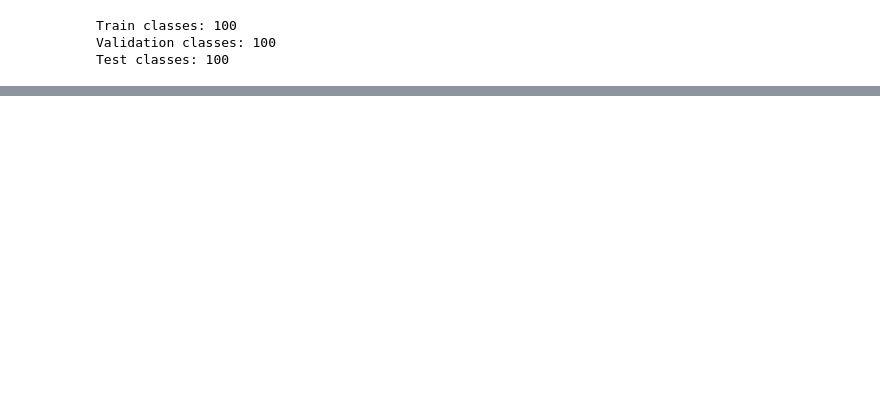
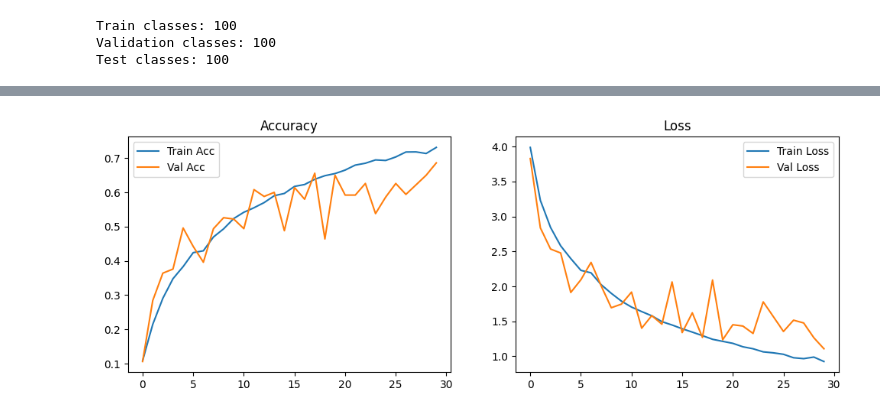
Before and after one commit to AbdelraoufNaser/sports-image-classification, a Jupyter notebook: AI&ML_AbdelraoufNaser_Task5.ipynb, the cells around one changed output, grey strips where cells are left out. Drawn from its saved outputs; the diff is of its cells as text; code cells hidden in the pictures; blank space fills up the shorter version.

```diff
--- a/AI&ML_AbdelraoufNaser_Task5.ipynb
+++ b/AI&ML_AbdelraoufNaser_Task5.ipynb
@@ -60,6 +56,11 @@ Classes: ['air hockey', 'ampute football', 'archery', 'arm wrestling', 'axe thro
 # %%
+# Optimize Dataset Pipeline
 AUTOTUNE = tf.data.AUTOTUNE
 
 train_ds = train_ds.cache().shuffle(1000).prefetch(buffer_size=AUTOTUNE)
-val_ds = val_ds.cache().prefetch(buffer_size=AUTOTUNE)
-test_ds = test_ds.cache().prefetch(buffer_size=AUTOTUNE)
+valid_ds = valid_ds.cache().prefetch(buffer_size=AUTOTUNE)
+test_ds  = test_ds.cache().prefetch(buffer_size=AUTOTUNE)
+
+# Extract class names correctly
+class_names = os.listdir(TRAIN_DIR)
+print("Classes:", len(class_names))
@@ -135,0 +69,7 @@ Learning rate: 0.0001
+# %%
+#  Augmentation
+data_augmentation = tf.keras.Sequential([
+    layers.RandomFlip("horizontal"),
+    layers.RandomRotation(0.1),
+    layers.RandomZoom(0.1),
+])
@@ -136,7 +132,15 @@ Learning rate: 0.0001
+# %%
+#  Compile
+model.compile(
+    optimizer=tf.keras.optimizers.Adam(learning_rate=0.0005),
+    loss="categorical_crossentropy",
+    metrics=["accuracy"]
+)
 # %%
+# Train
 history = model.fit(
     train_ds,
-    validation_data=val_ds,
-    epochs=10
+    validation_data=valid_ds,
+    epochs=30
 )
 # %% [output]
@@ -196,0 +171,19 @@ print(classification_report(y_true, y_pred, target_names=class_names))
+# %%
+# Plot Accuracy & Loss
+plt.figure(figsize=(12,4))
+
+plt.subplot(1,2,1)
+plt.plot(history.history['accuracy'], label="Train Acc")
+plt.plot(history.history['val_accuracy'], label="Val Acc")
+plt.legend()
+plt.title("Accuracy")
+
+plt.subplot(1,2,2)
+plt.plot(history.history['loss'], label="Train Loss")
+plt.plot(history.history['val_loss'], label="Val Loss")
+plt.legend()
+plt.title("Loss")
+
+plt.show()
+# %% [output]
+[figure, added]
```
Also changed, not shown: parts of 15 cells of this notebook.
